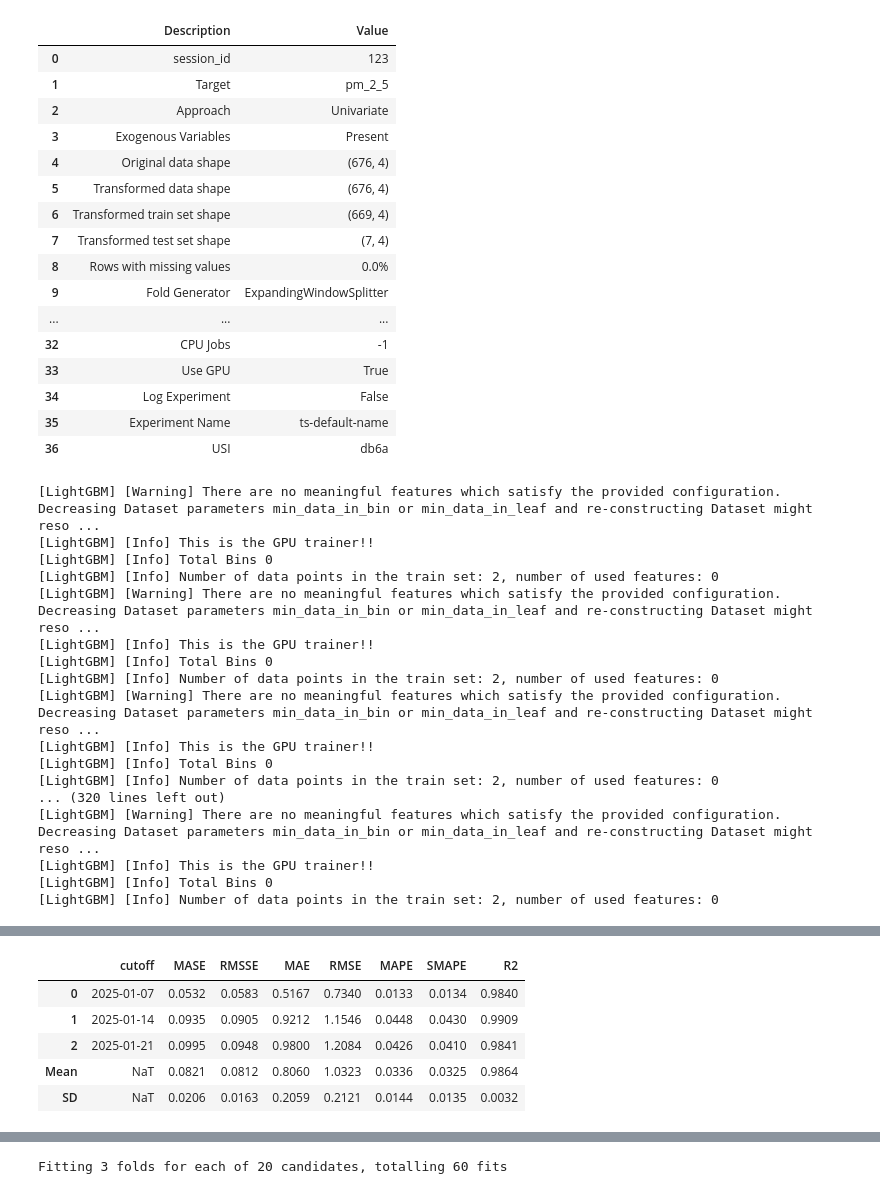
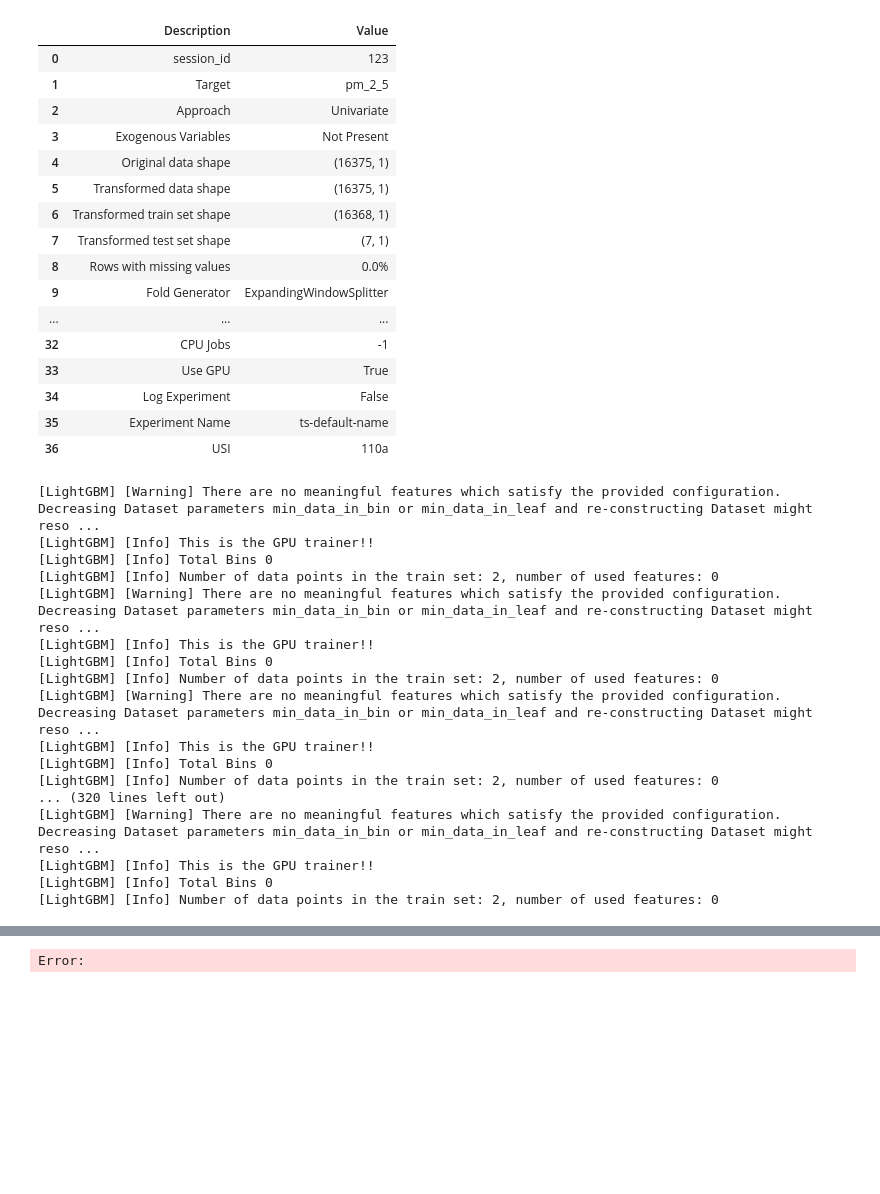
Before and after one commit to KIM2548TH/termproject1-2_cleandata, a Jupyter notebook: test2_kim.ipynb, the cells around one changed output, grey strips where cells are left out. Cells and saved outputs as stored; diff of their text form; code cells hidden in the pictures; blank space fills up the shorter version.

```diff
--- a/test2_kim.ipynb
+++ b/test2_kim.ipynb
@@ -2,16 +2,19 @@
 from pycaret.time_series import *
 import pandas as pd
 
-df = pd.read_csv("province/data_eng_day.csv", parse_dates=["timestamp"], index_col="timestamp")
-df.index = df.index.normalize()
+df = pd.read_csv("province/data_eng_hour.csv", parse_dates=["timestamp"], index_col="timestamp")
+# df.index = df.index.normalize()
 df = df.drop(columns=["Unnamed: 0"])
 
 print(df.index.duplicated().sum())  # นับจำนวน index ที่ซ้ำกัน
 print(df.index[df.index.duplicated()])  # แสดงค่าที่ซ้ำ
 df = df[~df.index.duplicated(keep="last")]
-df = df.asfreq("D")  # ตั้งค่าความถี่เป็นรายวัน
+df = df.asfreq("H")  # ตั้งค่าความถี่เป็นรายวัน
 df = df.interpolate()
 
+# ตรวจสอบข้อมูลอีกครั้ง
+print("จำนวน index ที่ซ้ำกันหลังจากแก้ไข:", df.index.duplicated().sum())
+print("Index เป็น unique หรือไม่:", df.index.is_unique)
 
 # แปลงคอลัมน์ timestamp ให้เป็น DatetimeIndex หากยังไม่ได้ทำ
 df.index = pd.to_datetime(df.index)
@@ -22,7 +25,8 @@ df = df[['pm_2_5', 'humidity', 'pm_10', 'temperature']]  # ใช้เฉพา
 train_size = int(len(df))-7
 train_df = df.iloc[:train_size]  # ใช้ข้อมูลก่อนหน้าทั้งหมดเป็น train set
 test_df = df.iloc[train_size:]
-train_df.index = train_df.index.to_period("D")
-test_df.index = test_df.index.to_period("D")
+train_df.index = train_df.index.to_period("H")
+test_df.index = test_df.index.to_period("H")
 print(len(train_df), len(test_df))
+df
 # %% [output]
@@ -195,20 +124,16 @@ train_df
 # %%
 
-exp = setup(data=train_df,target=target,fh=7, session_id=123, fold_strategy="rolling",seasonal_period=12, use_gpu=True)
-model = create_model('arima')
-best = tune_model(model,optimize= "R2", n_iter=20)
-future_predictions = predict_model(best, fh=len(test_df),X=future_exog)
-print(future_predictions)
+exp = setup(data=train_df[target],target=target,fh=7, session_id=123, fold_strategy="rolling",seasonal_period=12, use_gpu=True)
 # %% [output]
 |  | Description | Value |
 | 0 | session_id | 123 |
 | 1 | Target | pm_2_5 |
 | 2 | Approach | Univariate |
-| 3 | Exogenous Variables | Present |
-| 4 | Original data shape | (676, 4) |
-| 5 | Transformed data shape | (676, 4) |
-| 6 | Transformed train set shape | (669, 4) |
-| 7 | Transformed test set shape | (7, 4) |
+| 3 | Exogenous Variables | Not Present |
+| 4 | Original data shape | (16375, 1) |
+| 5 | Transformed data shape | (16375, 1) |
+| 6 | Transformed train set shape | (16368, 1) |
+| 7 | Transformed test set shape | (7, 1) |
 | 8 | Rows with missing values | 0.0% |
 | 9 | Fold Generator | ExpandingWindowSplitter |
 | ... | ... | ... |
@@ -216,7 +141,7 @@ print(future_predictions)
 | 33 | Use GPU | True |
 | 34 | Log Experiment | False |
 | 35 | Experiment Name | ts-default-name |
-| 36 | USI | db6a |
+| 36 | USI | 110a |
 [LightGBM] [Warning] There are no meaningful features which satisfy the provided configuration. Decreasing Dataset parameters min_data_in_bin or min_data_in_leaf and re-constructing Dataset might reso ...
 [LightGBM] [Info] This is the GPU trainer!!
 [LightGBM] [Info] Total Bins 0
@@ -238,6 +161,0 @@ print(future_predictions)
-|  | cutoff | MASE | RMSSE | MAE | RMSE | MAPE | SMAPE | R2 |
-| 0 | 2025-01-07 | 0.0532 | 0.0583 | 0.5167 | 0.7340 | 0.0133 | 0.0134 | 0.9840 |
-| 1 | 2025-01-14 | 0.0935 | 0.0905 | 0.9212 | 1.1546 | 0.0448 | 0.0430 | 0.9909 |
-| 2 | 2025-01-21 | 0.0995 | 0.0948 | 0.9800 | 1.2084 | 0.0426 | 0.0410 | 0.9841 |
-| Mean | NaT | 0.0821 | 0.0812 | 0.8060 | 1.0323 | 0.0336 | 0.0325 | 0.9864 |
-| SD | NaT | 0.0206 | 0.0163 | 0.2059 | 0.2121 | 0.0144 | 0.0135 | 0.0032 |
@@ -253 +162 @@ print(future_predictions)
-Fitting 3 folds for each of 20 candidates, totalling 60 fits
+Error:
```
Also changed, not shown: parts of 13 cells of this notebook, 2 other files.
